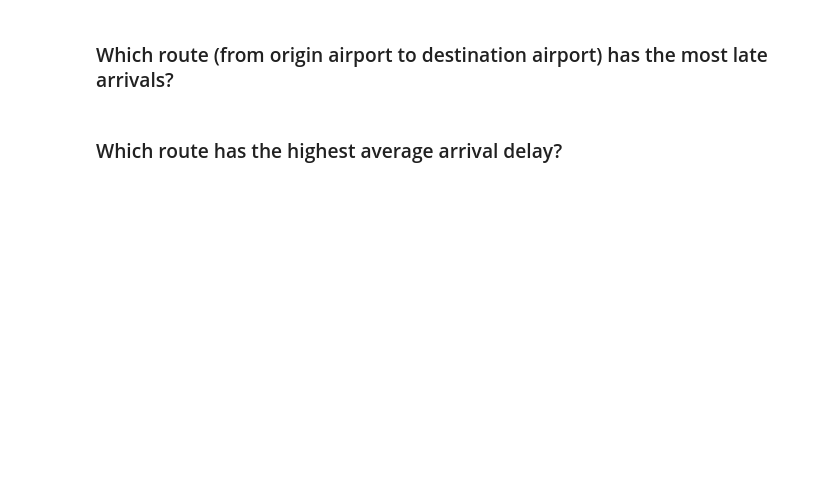
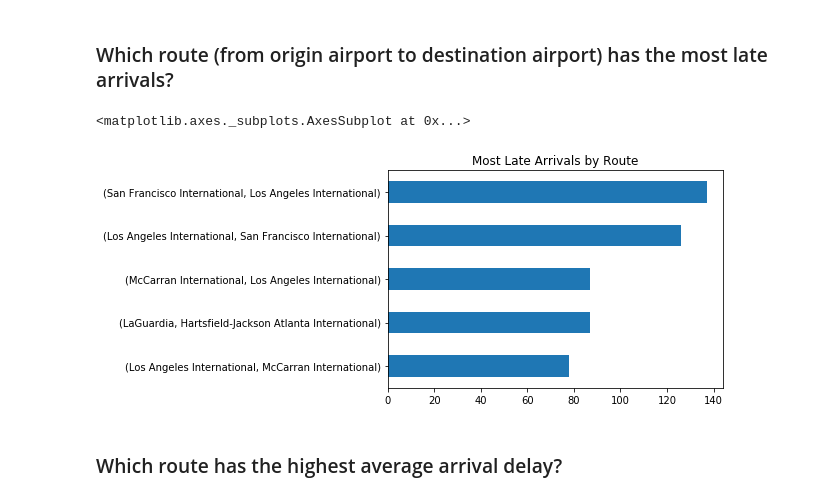
Before and after one commit to Brandon-Martinez27/ml-basics, a Jupyter notebook: challenges/01 - Flights Challenge.ipynb, the cells around one changed output. Saved outputs shown, nothing was run; the diff lists cells and outputs as text; code cells hidden in the pictures; blank space fills up the shorter version.

```diff
--- a/challenges/01 - Flights Challenge.ipynb
+++ b/challenges/01 - Flights Challenge.ipynb
@@ -313,4 +347,12 @@ Name: DepDelay, dtype: float64
 # %% [markdown]
 ### Which route (from origin airport to destination airport) has the most late arrivals?
+# %%
+pd.DataFrame(
+    df.groupby(['OriginAirportName', 'DestAirportName']).ArrDel15.sum()).sort_values(
+        by='ArrDel15', ascending=True).tail().plot(
+            kind='barh', xlabel='', title='Most Late Arrivals by Route', legend='')
+# %% [output]
+<matplotlib.axes._subplots.AxesSubplot at 0x...>
+[figure, added]
 # %% [markdown]
 ### Which route has the highest average arrival delay?
```
Also changed, not shown: parts of 4 cells of this notebook.
